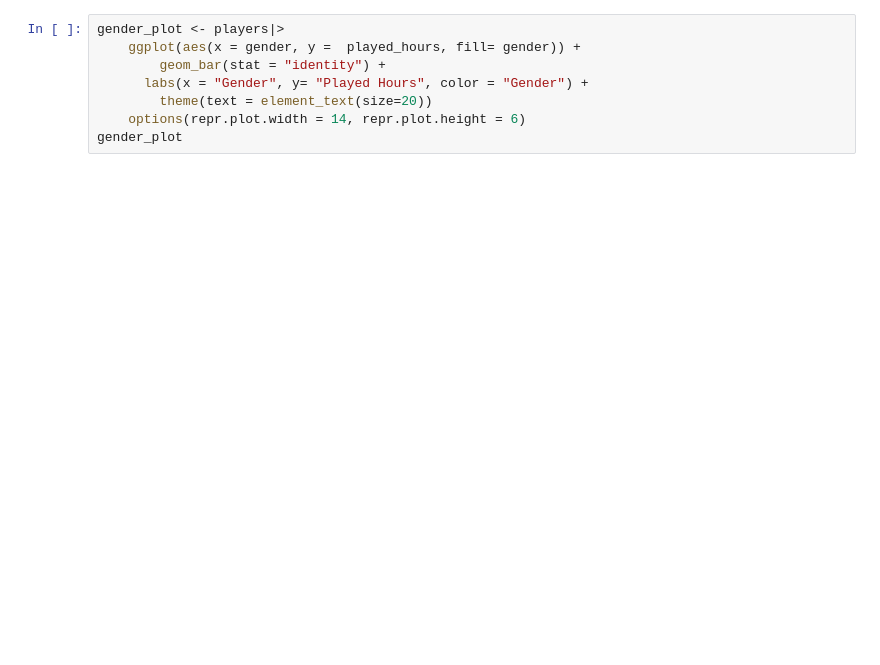
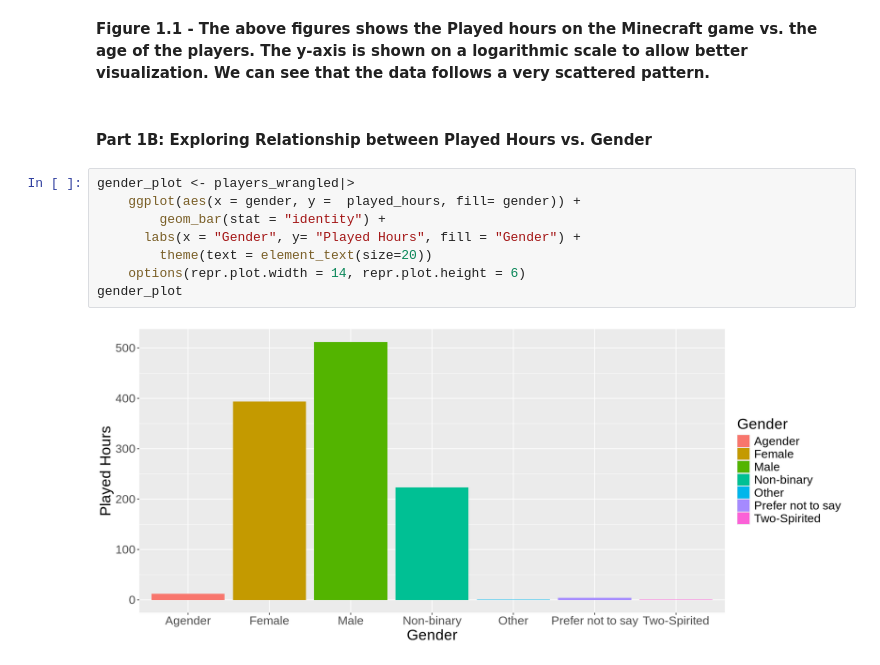
Before and after one commit to aesmccn/dsci100_project2, a Jupyter notebook: project_main.ipynb, the cells around one changed output. Saved outputs shown, nothing was run; the diff lists cells and outputs as text; blank space fills up the shorter version.

```diff
--- a/project_main.ipynb
+++ b/project_main.ipynb
@@ -59,8 +140,14 @@ ERROR: Error in eval(expr, envir, enclos): object 'YAP' not found
+# %% [markdown]
+**Figure 1.1 - The above figures shows the Played hours on the Minecraft game vs. the age of the players. The y-axis is shown on a logarithmic scale to allow better visualization. We can see that the data follows a very scattered pattern.**
+# %% [markdown]
+#### Part 1B: Exploring Relationship between Played Hours vs. Gender
 # %%
-gender_plot <- players|>
+gender_plot <- players_wrangled|>
     ggplot(aes(x = gender, y =  played_hours, fill= gender)) +
         geom_bar(stat = "identity") +
-      labs(x = "Gender", y= "Played Hours", color = "Gender") +
+      labs(x = "Gender", y= "Played Hours", fill = "Gender") +
         theme(text = element_text(size=20))
     options(repr.plot.width = 14, repr.plot.height = 6)
 gender_plot
+# %% [output]
+[figure, added]
```
Also changed, not shown: parts of 15 cells of this notebook.
